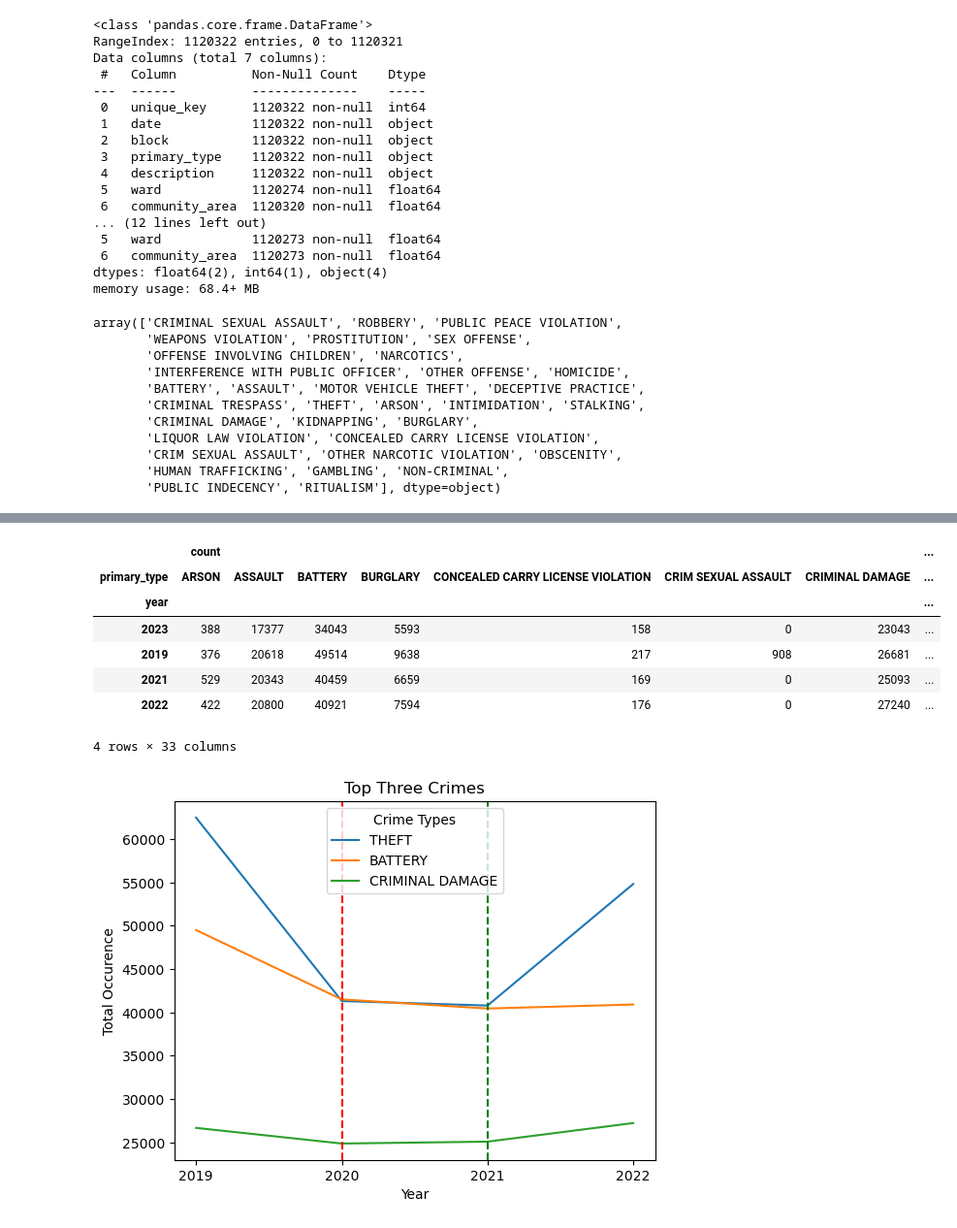
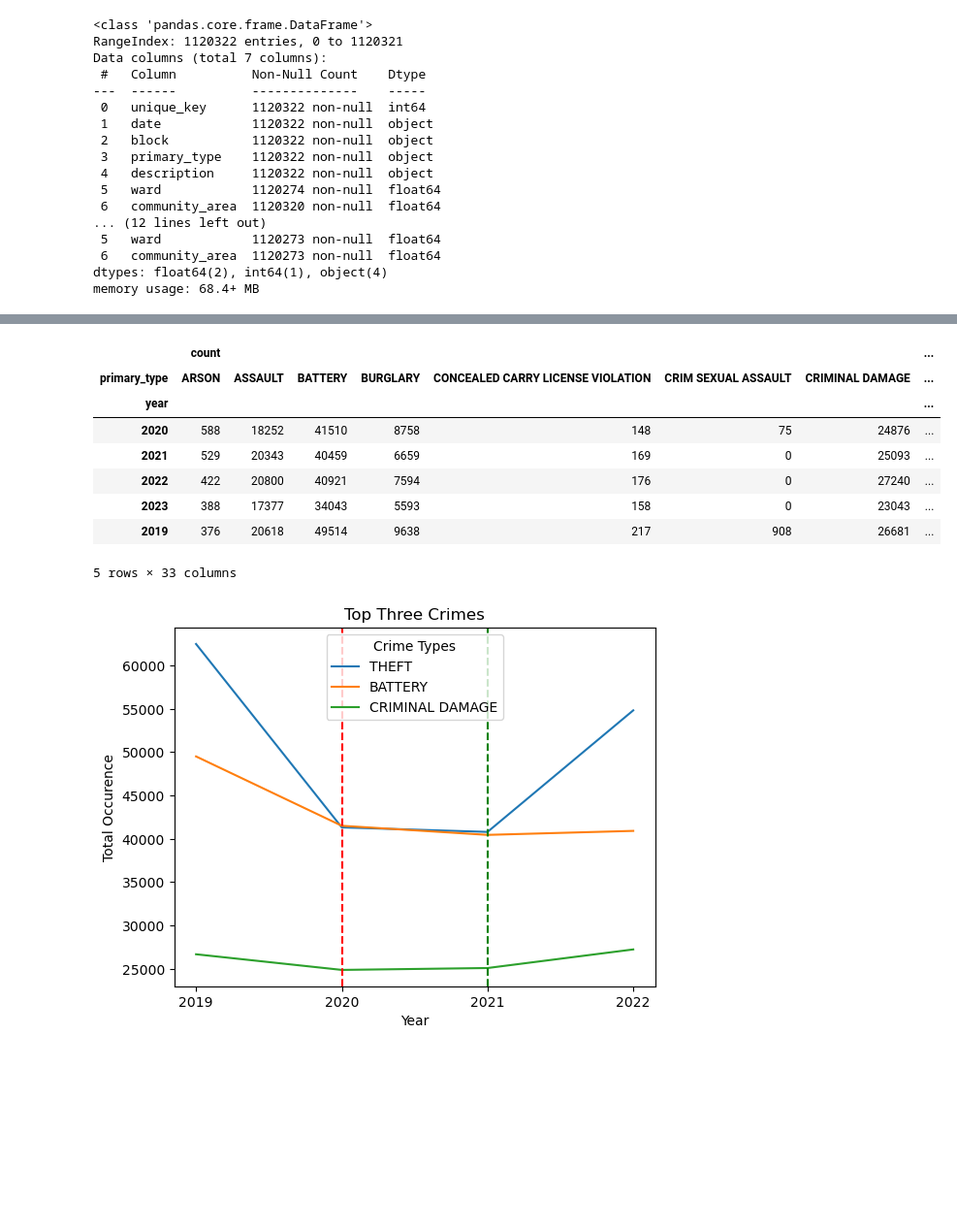
Before and after one commit to jdolinsky/chicago_crime, a Jupyter notebook: crime_increase_covid.ipynb, the cells around one changed output, grey strips where cells are left out. Shown at 97% size. Saved outputs shown, nothing was run; the diff lists cells and outputs as text; code cells hidden in the pictures; blank space fills up the shorter version.

```diff
--- a/crime_increase_covid.ipynb
+++ b/crime_increase_covid.ipynb
@@ -34,19 +34,7 @@ dtypes: float64(2), int64(1), object(4)
 memory usage: 68.4+ MB
 # %%
 # list all primary crime types
-df_cl.primary_type.unique()
+crime_types = df_cl.primary_type.unique()
-# %% [output]
-array(['CRIMINAL SEXUAL ASSAULT', 'ROBBERY', 'PUBLIC PEACE VIOLATION',
-       'WEAPONS VIOLATION', 'PROSTITUTION', 'SEX OFFENSE',
-       'OFFENSE INVOLVING CHILDREN', 'NARCOTICS',
-       'INTERFERENCE WITH PUBLIC OFFICER', 'OTHER OFFENSE', 'HOMICIDE',
-       'BATTERY', 'ASSAULT', 'MOTOR VEHICLE THEFT', 'DECEPTIVE PRACTICE',
-       'CRIMINAL TRESPASS', 'THEFT', 'ARSON', 'INTIMIDATION', 'STALKING',
-       'CRIMINAL DAMAGE', 'KIDNAPPING', 'BURGLARY',
-       'LIQUOR LAW VIOLATION', 'CONCEALED CARRY LICENSE VIOLATION',
-       'CRIM SEXUAL ASSAULT', 'OTHER NARCOTIC VIOLATION', 'OBSCENITY',
-       'HUMAN TRAFFICKING', 'GAMBLING', 'NON-CRIMINAL',
-       'PUBLIC INDECENCY', 'RITUALISM'], dtype=object)
 # %%
 df_cl.sample(10)
 # %% [output]
@@ -71,14 +59,14 @@ df_cl["year"] =  df_cl.index.year
 # %%
 df_cl_year = df_cl.groupby(["year", "primary_type"])
 df_crime_counts = df_cl_year.agg(count=("primary_type", "count")).unstack(fill_value=0)
+df_crime_counts.sample(5)
+# %% [output]
+|  | count |  |  |  |  |  |  | ... |
+| primary_type | ARSON | ASSAULT | BATTERY | BURGLARY | CONCEALED CARRY LICENSE VIOLATION | CRIM SEXUAL ASSAULT | CRIMINAL DAMAGE | ... |
+| year |  |  |  |  |  |  |  | ... |
+| 2020 | 588 | 18252 | 41510 | 8758 | 148 | 75 | 24876 | ... |
+| 2021 | 529 | 20343 | 40459 | 6659 | 169 | 0 | 25093 | ... |
+| 2022 | 422 | 20800 | 40921 | 7594 | 176 | 0 | 27240 | ... |
+| 2023 | 388 | 17377 | 34043 | 5593 | 158 | 0 | 23043 | ... |
+| 2019 | 376 | 20618 | 49514 | 9638 | 217 | 908 | 26681 | ... |
+5 rows × 33 columns
-# %%
-df_crime_counts.sample(4)
-# %% [output]
-|  | count |  |  |  |  |  |  | ... |
-| primary_type | ARSON | ASSAULT | BATTERY | BURGLARY | CONCEALED CARRY LICENSE VIOLATION | CRIM SEXUAL ASSAULT | CRIMINAL DAMAGE | ... |
-| year |  |  |  |  |  |  |  | ... |
-| 2023 | 388 | 17377 | 34043 | 5593 | 158 | 0 | 23043 | ... |
-| 2019 | 376 | 20618 | 49514 | 9638 | 217 | 908 | 26681 | ... |
-| 2021 | 529 | 20343 | 40459 | 6659 | 169 | 0 | 25093 | ... |
-| 2022 | 422 | 20800 | 40921 | 7594 | 176 | 0 | 27240 | ... |
-4 rows × 33 columns
```
Also changed, not shown: parts of 8 cells of this notebook.
